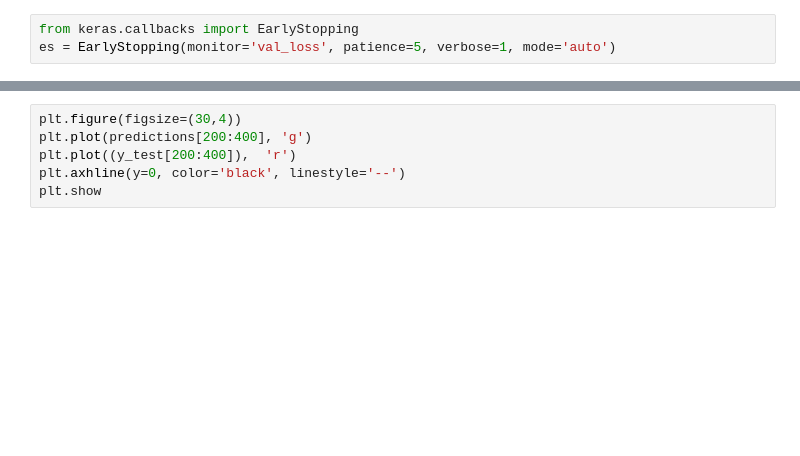
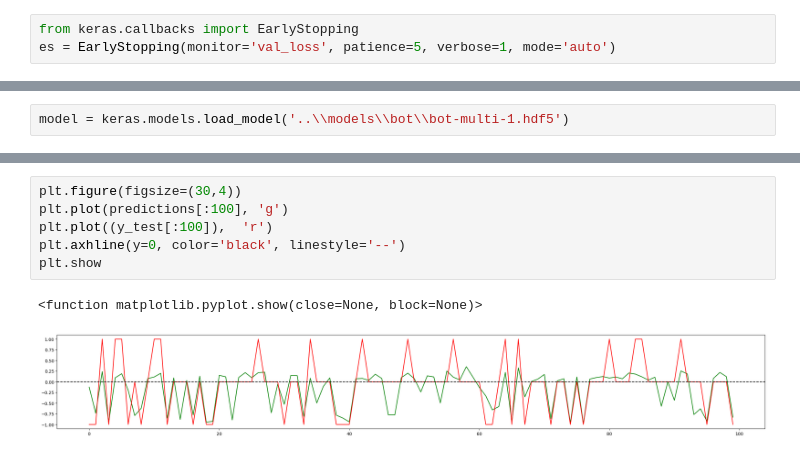
Before and after one commit to Rohan-SSS/ez_moeny, a Jupyter notebook: dmn/bot.ipynb, the cells around one changed output, grey strips where cells are left out. Saved outputs shown, nothing was run; the diff lists cells and outputs as text; blank space fills up the shorter version.

```diff
--- a/dmn/bot.ipynb
+++ b/dmn/bot.ipynb
@@ -231,3 +259,5 @@ model.save('..\\models\\bot\\bot-relu-3-main.hdf5')
+# %%
+model = keras.models.load_model('..\\models\\bot\\bot-multi-1.hdf5')
 # %%
 score = model.evaluate(X_test, y_test, verbose=0)
 print('Test loss:', score[0])
@@ -246,6 +272,9 @@ NameError: name 'model' is not defined
 # %%
 plt.figure(figsize=(30,4))
-plt.plot(predictions[200:400], 'g')
-plt.plot((y_test[200:400]),  'r')
+plt.plot(predictions[:100], 'g')
+plt.plot((y_test[:100]),  'r')
 plt.axhline(y=0, color='black', linestyle='--')
 plt.show
+# %% [output]
+<function matplotlib.pyplot.show(close=None, block=None)>
+[figure, added]
```
Also changed, not shown: parts of 14 cells of this notebook, 10 other files.
